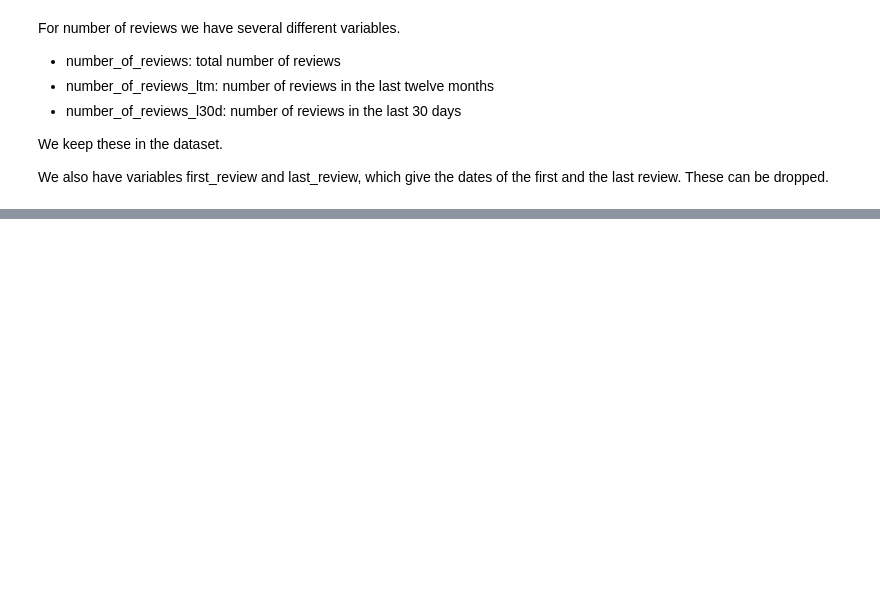
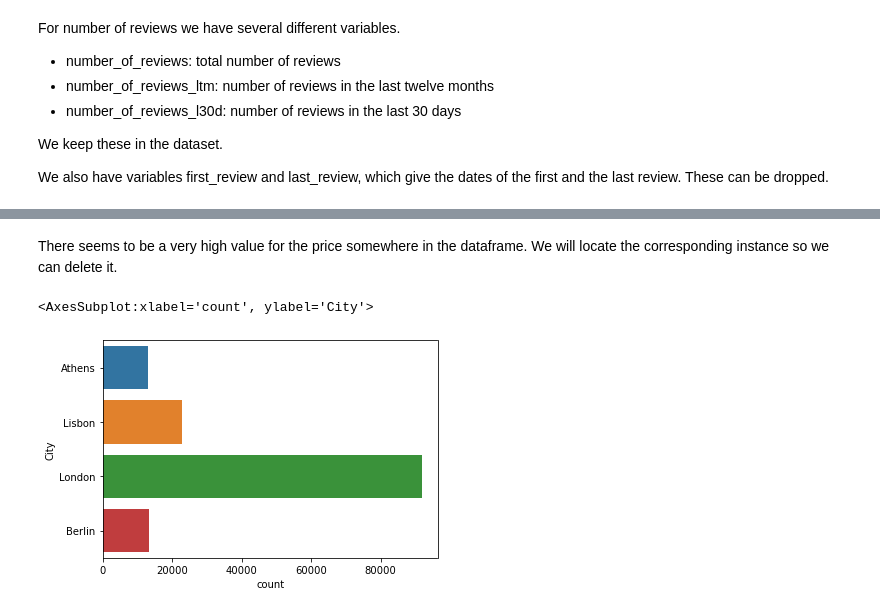
Before and after one commit to verasophiawentzel/JBP041, a Jupyter notebook: NewDatasetDesription.ipynb, the cells around one changed output, grey strips where cells are left out. Drawn from its saved outputs; the diff is of its cells as text; code cells hidden in the pictures; blank space fills up the shorter version.

```diff
--- a/NewDatasetDesription.ipynb
+++ b/NewDatasetDesription.ipynb
@@ -83,7 +136,8 @@ host_columns.remove('host_identity_verified')
 merged.drop(host_columns,axis=1,inplace=True)
 # %%
 # Drop uninformative features:
-merged.drop(columns = ['listing_url',
+merged.drop(columns = ['id',
+                       'listing_url',
                        'scrape_id',
                        'last_scraped',
                        'source',
@@ -134,0 +242,3 @@ memory usage: 37.7+ MB
+# %%
+merged.replace(['f','t'],[False,True],inplace=True)
+merged
@@ -134,0 +276,6 @@ memory usage: 37.7+ MB
+# %%
+# Removing dollar signs and commas from the expressions:
+merged['price'] = merged['price'].replace({'\$': '', ',': ''}, regex=True)
+
+# Changing price to numerical column
+merged['price'] = pd.to_numeric(merged['price'])
@@ -134,0 +297,8 @@ memory usage: 37.7+ MB
+# %% [markdown]
+There seems to be a very high value for the price somewhere in the dataframe. We will locate the corresponding instance so we can delete it.
+# %%
+# Plot the number of instances per city
+sns.countplot(data=merged, y='City')
+# %% [output]
+<AxesSubplot:xlabel='count', ylabel='City'>
+[figure, added]
```
Also changed, not shown: parts of 17 cells of this notebook.
